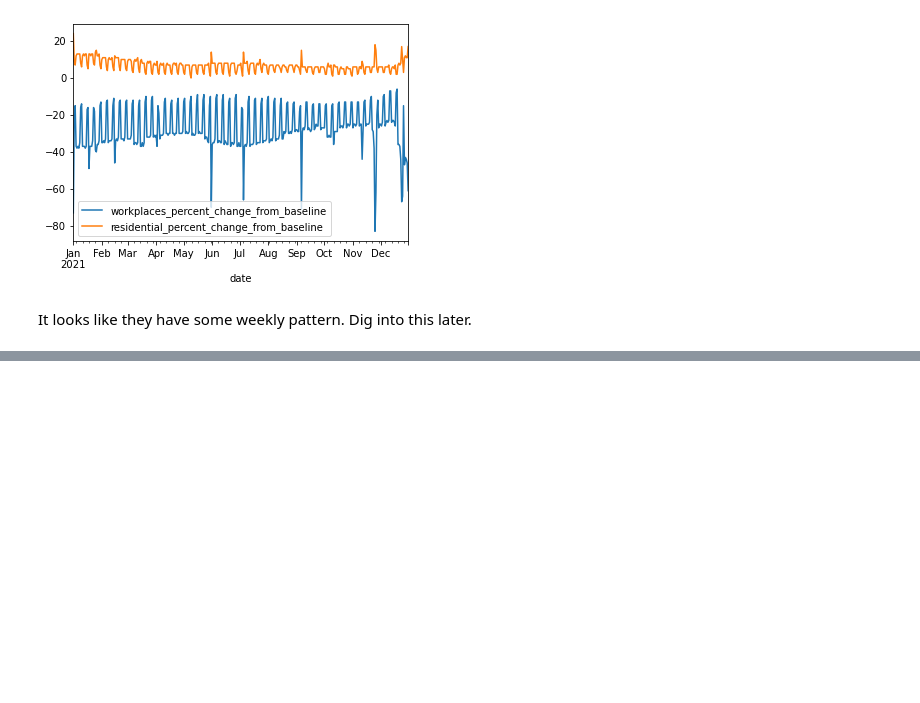
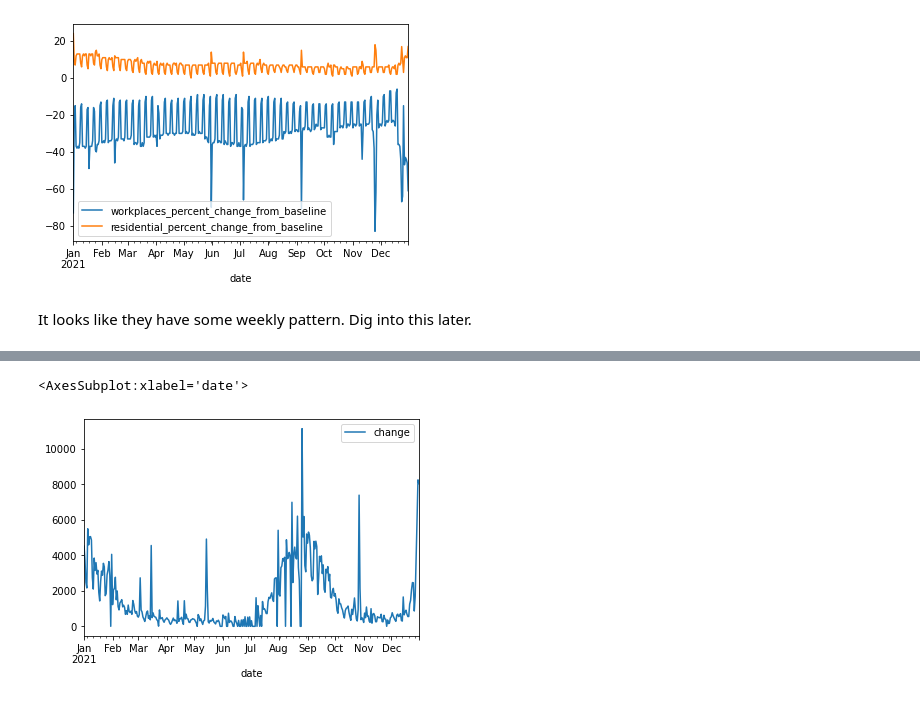
Before and after one commit to linhdinh1989/DS4AW_project, a Jupyter notebook: data_cleaning/preprocessing_mobility_reports.ipynb, the cells around one changed output, grey strips where cells are left out. Cells and saved outputs as stored; diff of their text form; code cells hidden in the pictures; blank space fills up the shorter version.

```diff
--- a/data_cleaning/preprocessing_mobility_reports.ipynb
+++ b/data_cleaning/preprocessing_mobility_reports.ipynb
@@ -381,0 +378,4 @@ It looks like they have some weekly pattern. Dig into this later.
+# %%
+covid = pd.read_csv('us-states.csv', index_col=0)
+covid = covid.reset_index()
+covid.head()
@@ -381,0 +391,5 @@ It looks like they have some weekly pattern. Dig into this later.
+# %%
+alabama_cases = covid[covid["state"]=="Alabama"]
+cases = alabama_cases["cases"]
+change = cases.diff()
+change.shape
@@ -381,0 +398,3 @@ It looks like they have some weekly pattern. Dig into this later.
+# %%
+alabama_cases.loc[:,"change"]=change
+alabama_cases.head()
@@ -381,0 +413,5 @@ It looks like they have some weekly pattern. Dig into this later.
+# %%
+require = (covid["date"] >"2021") & (covid["date"] <"2022")
+alabama_covid=alabama_cases[require].sort_values("date")
+alabama_covid.shape
+alabama_covid.head()
@@ -381,0 +425,6 @@ It looks like they have some weekly pattern. Dig into this later.
+# %%
+alabama_covid["date"] = pd.to_datetime(alabama_covid["date"])
+alabama_covid.plot(x="date",y='change')
+# %% [output]
+<AxesSubplot:xlabel='date'>
+[figure, added]
```
Also changed, not shown: parts of 40 cells of this notebook.
